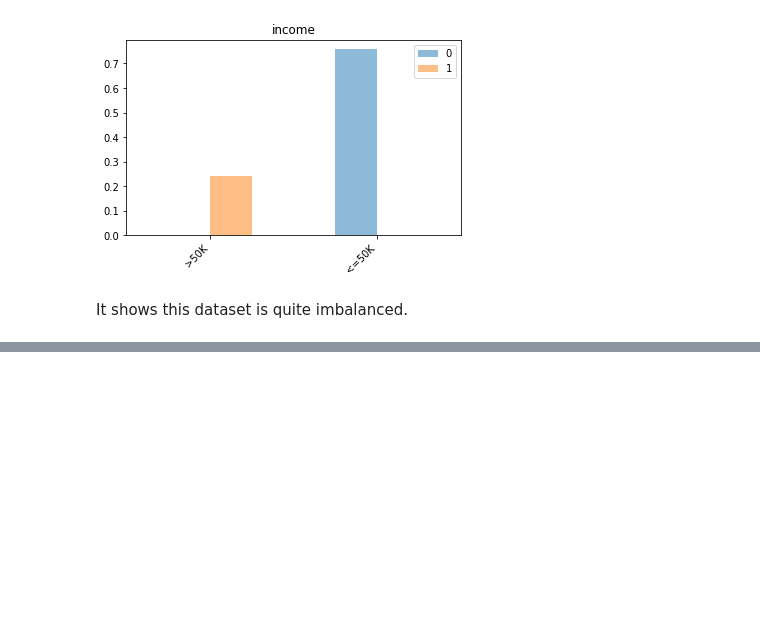
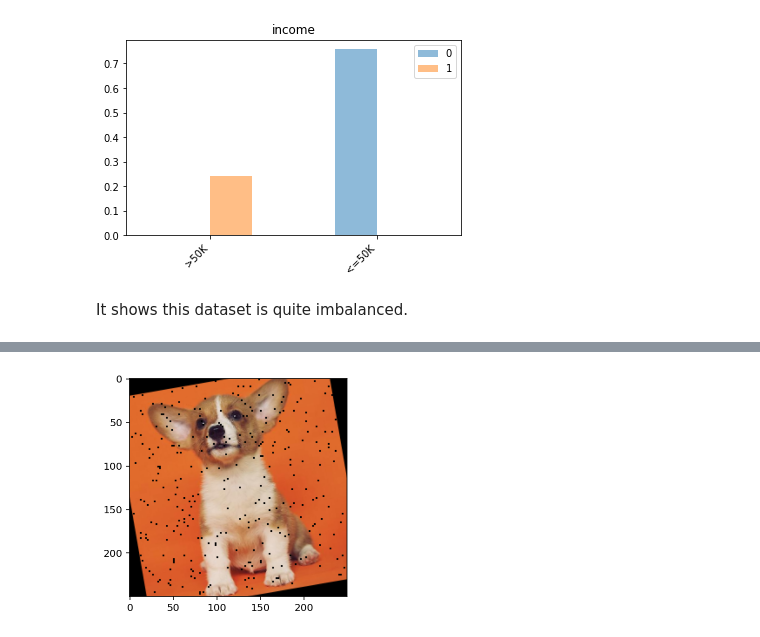
Before and after one commit to xiaohk/stickyland, a Jupyter notebook: examples/example-adult.ipynb, the cells around one changed output, grey strips where cells are left out. Cells and saved outputs as stored; diff of their text form; code cells hidden in the pictures; blank space fills up the shorter version.

```diff
--- a/examples/example-adult.ipynb
+++ b/examples/example-adult.ipynb
@@ -279,0 +322,5 @@ new_df.head()
+# %%
+image = add_noise(image)
+plt.imshow(image);
+# %% [output]
+[figure, added]
```
Also changed, not shown: parts of 36 cells of this notebook, 3 other files.
